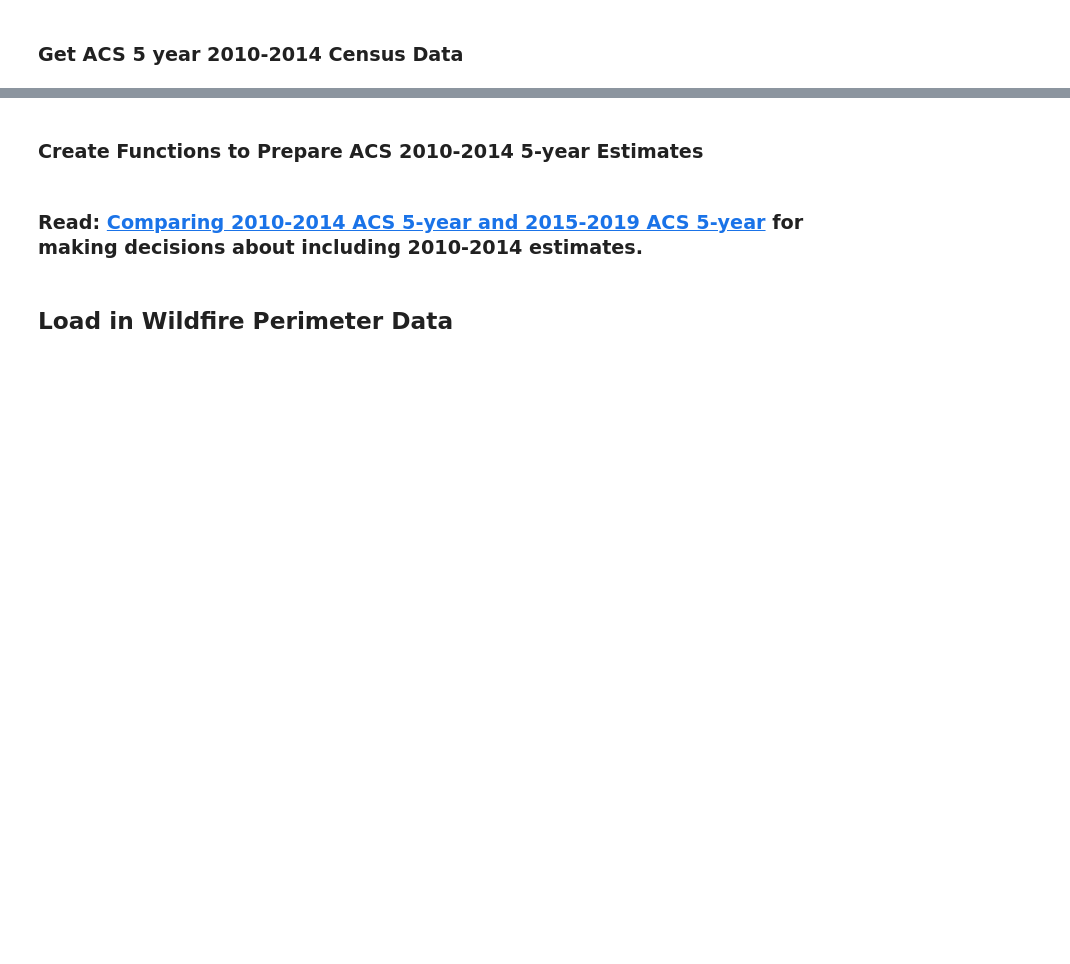
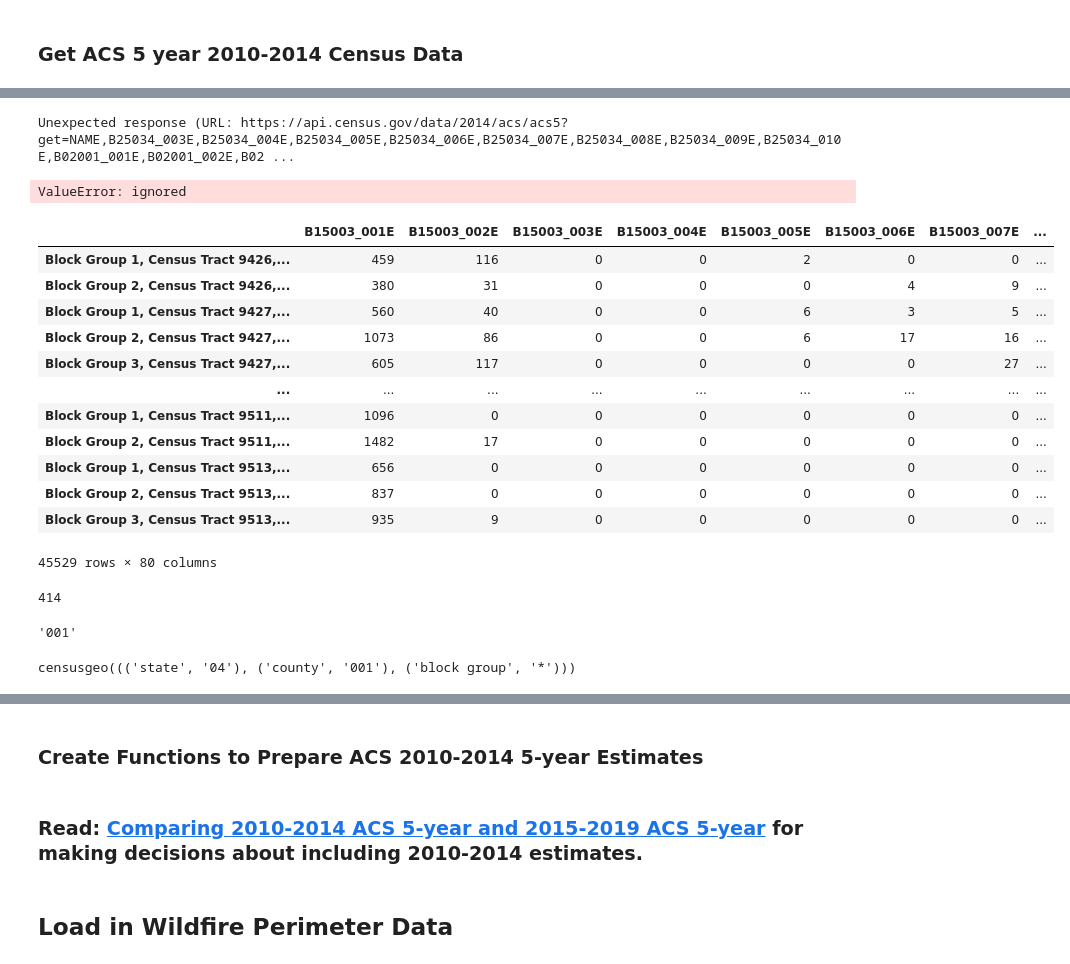
Before and after one commit to sheldonbirkett/econ499, a Jupyter notebook: ECON499_Census_Data_API.ipynb, the cells around one changed output, grey strips where cells are left out. Cells and saved outputs as stored; diff of their text form; code cells hidden in the pictures; blank space fills up the shorter version.

```diff
--- a/ECON499_Census_Data_API.ipynb
+++ b/ECON499_Census_Data_API.ipynb
@@ -512 +305,12 @@ acs_2019_varnames
+# %%
+geo = []
+k = 0
+geo_county = [0]*414
+for i in range(len(my_states)):
+  length = county_code[i]
+  for j in range(len(length)):
+    state = my_states[i]
+    county = county_code[i][j]
+    geo_county[k] = censusdata.censusgeo([('state', state), ('county', county), ('block group', '*')]) # geo is selected block groups in specified states.
+    k = k + 1
 # %%
@@ -517,0 +346,50 @@ acs_2014 = pd.concat(acs_2014_frames, axis = 0)
+# %%
+k = 0
+acs_frames_county = [0]*414
+#geo_county = [0]*414
+for i in range(len(my_states)):
+  length = county_code[i]
+  for j in range(len(length)):
+    state = my_states[i]
+    county = county_code[i][j]
+    geo_county = censusdata.censusgeo([('state', state), ('county', county), ('block group', '*')]) # geo is selected block groups in specified states.
+    acs_frames_county[k] = censusdata.download('acs5', 2014, geo_county, variables_2014)
+    k = k + 1
+
+acs_test = pd.concat(acs_frames_county, axis = 0) #2016,2013 work! but not 2015 and 2014.
+# %% [output]
+Unexpected response (URL: https://api.census.gov/data/2014/acs/acs5?get=NAME,B25034_003E,B25034_004E,B25034_005E,B25034_006E,B25034_007E,B25034_008E,B25034_009E,B25034_010E,B02001_001E,B02001_002E,B02 ...
+ValueError: ignored
+# %%
+acs_test
+# %% [output]
+|  | B15003_001E | B15003_002E | B15003_003E | B15003_004E | B15003_005E | B15003_006E | B15003_007E | ... |
+| Block Group 1, Census Tract 9426,... | 459 | 116 | 0 | 0 | 2 | 0 | 0 | ... |
+| Block Group 2, Census Tract 9426,... | 380 | 31 | 0 | 0 | 0 | 4 | 9 | ... |
+| Block Group 1, Census Tract 9427,... | 560 | 40 | 0 | 0 | 6 | 3 | 5 | ... |
+| Block Group 2, Census Tract 9427,... | 1073 | 86 | 0 | 0 | 6 | 17 | 16 | ... |
+| Block Group 3, Census Tract 9427,... | 605 | 117 | 0 | 0 | 0 | 0 | 27 | ... |
+| ... | ... | ... | ... | ... | ... | ... | ... | ... |
+| Block Group 1, Census Tract 9511,... | 1096 | 0 | 0 | 0 | 0 | 0 | 0 | ... |
+| Block Group 2, Census Tract 9511,... | 1482 | 17 | 0 | 0 | 0 | 0 | 0 | ... |
+| Block Group 1, Census Tract 9513,... | 656 | 0 | 0 | 0 | 0 | 0 | 0 | ... |
+| Block Group 2, Census Tract 9513,... | 837 | 0 | 0 | 0 | 0 | 0 | 0 | ... |
+| Block Group 3, Census Tract 9513,... | 935 | 9 | 0 | 0 | 0 | 0 | 0 | ... |
+45529 rows × 80 columns
+# %%
+c = 0
+for i in range(len(county_code)):
+  x = len(county_code[i])
+  c = c + x
+
+print(c)
+# %% [output]
+414
+# %%
+county_code[0][0]
+# %% [output]
+'001'
+# %%
+geo_county
+# %% [output]
+censusgeo((('state', '04'), ('county', '001'), ('block group', '*')))
```
Also changed, not shown: parts of 57 cells of this notebook.
